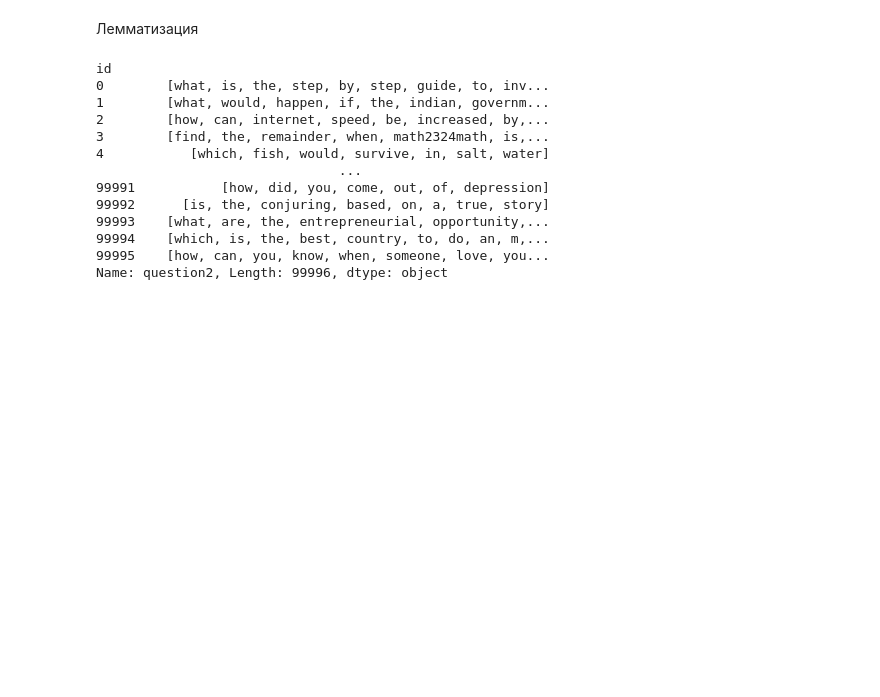
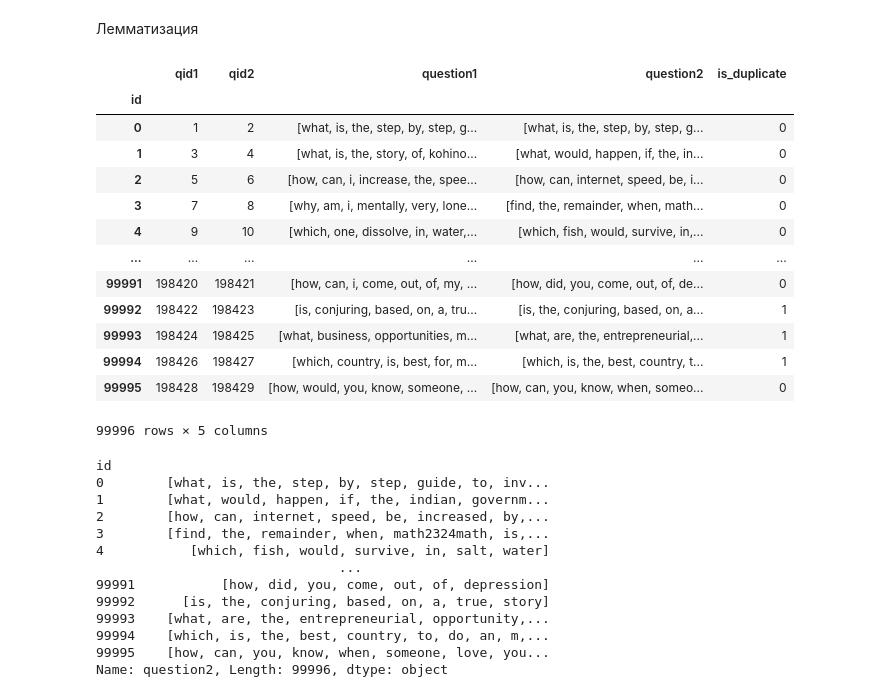
Before and after one commit to ogrocket/nlp_project, a Jupyter notebook: notebooks/unnamed.ipynb, the cells around one changed output. Cells and saved outputs as stored; diff of their text form; code cells hidden in the pictures; blank space fills up the shorter version.

```diff
--- a/notebooks/unnamed.ipynb
+++ b/notebooks/unnamed.ipynb
@@ -43,4 +45,24 @@ data.head()
 | 4 | 9 | 10 | which one dissolve in water quikl... | which fish would survive in salt ... | 0 |
 # %% [markdown]
 Лемматизация
+# %%
+lemmatizer = WordNetLemmatizer()
+data['question1'] = data['question1'].astype(str).str.split()
+data['question2'] = data['question2'].astype(str).str.split()
+data
+# %% [output]
+|  | qid1 | qid2 | question1 | question2 | is_duplicate |
+| id |  |  |  |  |  |
+| 0 | 1 | 2 | [what, is, the, step, by, step, g... | [what, is, the, step, by, step, g... | 0 |
+| 1 | 3 | 4 | [what, is, the, story, of, kohino... | [what, would, happen, if, the, in... | 0 |
+| 2 | 5 | 6 | [how, can, i, increase, the, spee... | [how, can, internet, speed, be, i... | 0 |
+| 3 | 7 | 8 | [why, am, i, mentally, very, lone... | [find, the, remainder, when, math... | 0 |
+| 4 | 9 | 10 | [which, one, dissolve, in, water,... | [which, fish, would, survive, in,... | 0 |
+| ... | ... | ... | ... | ... | ... |
+| 99991 | 198420 | 198421 | [how, can, i, come, out, of, my, ... | [how, did, you, come, out, of, de... | 0 |
+| 99992 | 198422 | 198423 | [is, conjuring, based, on, a, tru... | [is, the, conjuring, based, on, a... | 1 |
+| 99993 | 198424 | 198425 | [what, business, opportunities, m... | [what, are, the, entrepreneurial,... | 1 |
+| 99994 | 198426 | 198427 | [which, country, is, best, for, m... | [which, is, the, best, country, t... | 1 |
+| 99995 | 198428 | 198429 | [how, would, you, know, someone, ... | [how, can, you, know, when, someo... | 0 |
+99996 rows × 5 columns
 # %%
```
Also changed, not shown: parts of 9 cells of this notebook.
